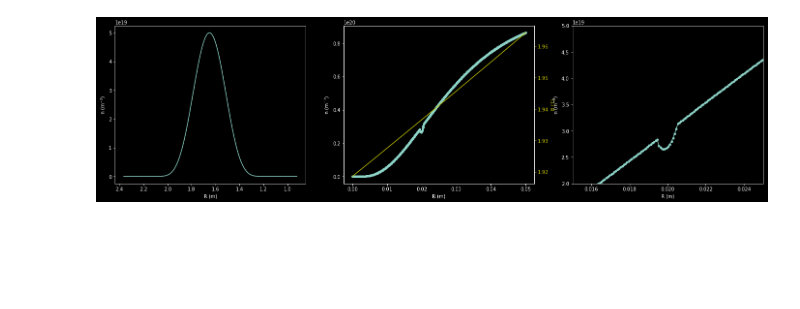
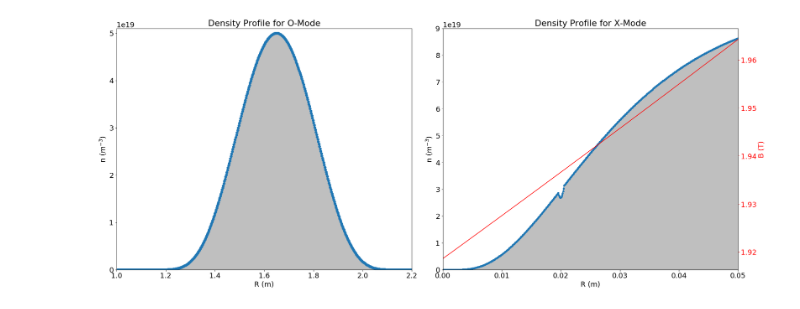
Before and after one commit to OpenReflectometry/scikit-reflectometry, a Jupyter notebook: notebooks/algorithm_step_by_step.ipynb, the cells around one changed output. Cells and saved outputs as stored; diff of their text form; code cells hidden in the pictures; blank space fills up the shorter version.

Commit message:
Changed plots in step by step. Added a notebook with example profiles. Added code to help perform a full analysis, including plots.

```diff
--- a/notebooks/algorithm_step_by_step.ipynb
+++ b/notebooks/algorithm_step_by_step.ipynb
@@ -7,8 +11,11 @@ sys.path.append('..')
 # %%
 import numpy as np
 import matplotlib.pyplot as plt
-plt.style.use('dark_background')
 import matplotlib.colors as colors
+from matplotlib import rc
+
+#plt.style.use('dark_background')
+rc('font', size=18)
 # %%
 from skreflectometry.mode_O import refraction_index_O, refractive_matrix_O, cutoff_freq_O, abel_inversion, CalcInvPerfO
 from skreflectometry.mode_X import refraction_index_X, refractive_matrix_X, cutoff_freq_X
@@ -20,44 +27,43 @@ from scipy.signal import spectrogram
 # %%
-plt.figure(figsize=(24,6))
+plt.figure(figsize=(24, 10))
 
-plt.subplot(1, 3, 1)
-radius_arr, dens_prof = density_profile(n=7, n_points=600)
-#dens_prof = density_add_bump(radius_arr, dens_prof, bump_pos=1.5, bump_size=0.2, bump_height=0.4)
-plt.plot(radius_arr, dens_prof)
+plt.subplot(1, 2, 1)
+radius_arr, dens_prof = density_profile(n_points=600)
+#dens_prof = density_add_bump(radius_arr, dens_prof, bump_pos=1.5, bump_size=0.2, bump_height=0.5)
+plt.plot(radius_arr, dens_prof, '-o', lw=2)
+plt.fill_between(radius_arr, dens_prof, 0.0, color='k', alpha=0.25)
 
 plt.xlabel('R (m)')
 plt.ylabel('n (m$^{-3}$)')
+plt.title('Density Profile for O-Mode')
 
-plt.gca().invert_xaxis()
+plt.xlim(1.0, 2.2)
+plt.ylim(0, 5.1e19)
 
 ###
 
-ax1 = plt.subplot(1, 3, 2)
+ax1 = plt.subplot(1, 2, 2)
 rs, ns = density_profile(radius_arr=np.linspace(2.15, 2.1, 600), m=30, n=3, dens_central=10e19, r_vacuum=0.002)
 bs = magnetic_field_profile(rs, mag_field_ref=2.5, pos_ref=1.65)
 rs = rs[0] - rs
-ns = density_add_bump(rs, ns, bump_pos=0.02, bump_size=0.001, bump_height=.95, bug=True)
+ns = density_add_bump(rs, ns, bump_pos=0.02, bump_size=0.001, bump_height=.95*.95)
 plt.plot(rs, ns, '-o', markersize=4)
+plt.fill_between(rs, ns, 0.0, color='k', alpha=0.25)
 
 plt.xlabel('R (m)')
 plt.ylabel('n (m$^{-3}$)')
+plt.title('Density Profile for X-Mode')
+
+plt.xlim(0, 0.05)
+plt.ylim(0, 9e19)
 
 ax2 = ax1.twinx()
-ax2.plot(rs, bs, 'y-')
-ax2.set_ylabel('B (T)', color='y')
-ax2.tick_params('y', colors='y')
+ax2.plot(rs, bs, 'r-')
+ax2.set_ylabel('B (T)', color='r')
+ax2.tick_params('y', colors='r')
 
-###
-
-plt.subplot(1, 3, 3)
-plt.plot(rs, ns, '-o', markersize=4)
-
-plt.xlim(0.015, 0.025)
-plt.ylim(0.2e20, 0.5e20)
-
-plt.xlabel('R (m)')
-plt.ylabel('n (m$^{-3}$)')
-
+plt.tight_layout()
+plt.savefig('images/density_profiles.png', dpi=200)
 plt.show()
 # %% [output]
-[figure, old version]
+[figure, new version]
```
Also changed, not shown: parts of 11 cells of this notebook, 7 other files.
